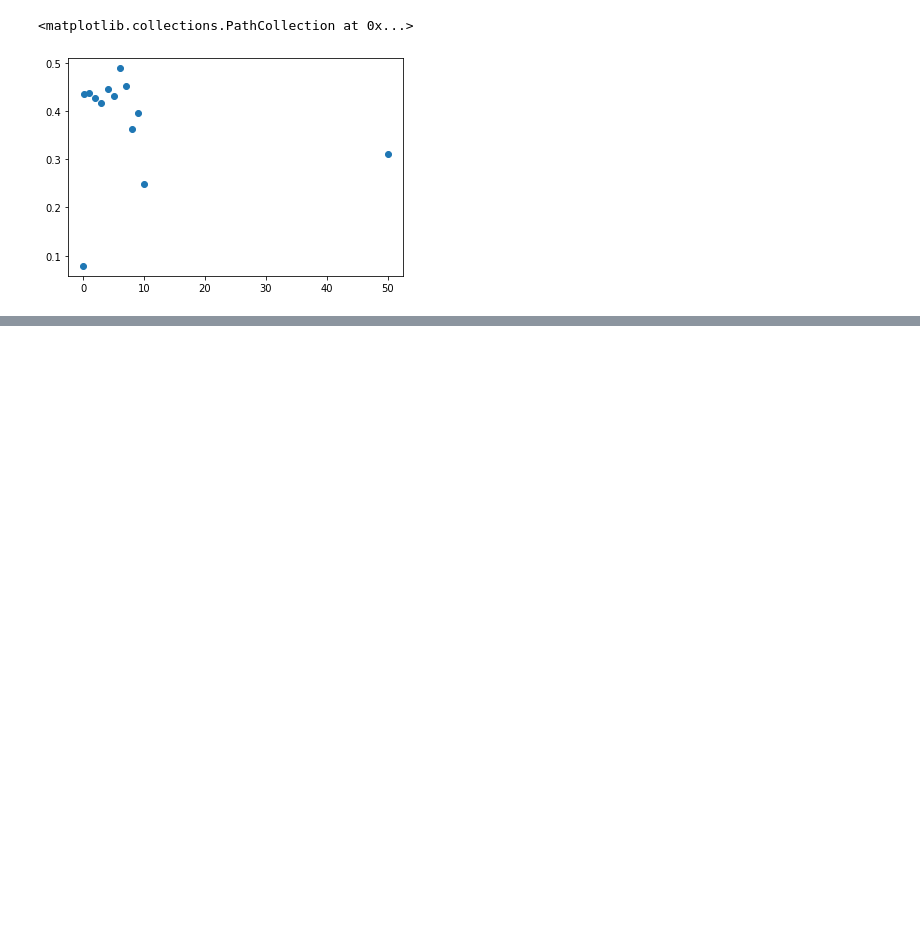
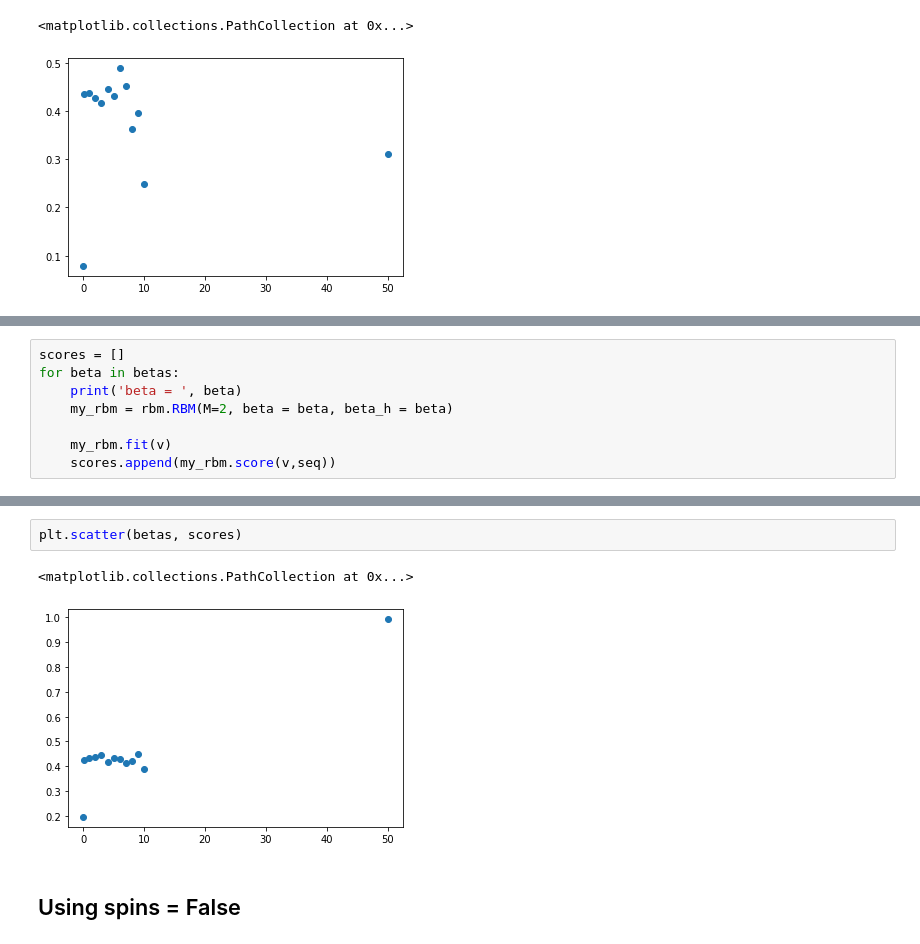
Before and after one commit to LorenzoBuriola/LoCP_moduleB, a Jupyter notebook: Week5/FPGheArt_exercise5.ipynb, the cells around one changed output, grey strips where cells are left out. Drawn from its saved outputs; the diff is of its cells as text; blank space fills up the shorter version.

```diff
--- a/Week5/FPGheArt_exercise5.ipynb
+++ b/Week5/FPGheArt_exercise5.ipynb
@@ -142,0 +152,8 @@ plt.scatter(betas, scores)
+# %%
+scores = []
+for beta in betas:
+    print('beta = ', beta)
+    my_rbm = rbm.RBM(M=2, beta = beta, beta_h = beta)
+
+    my_rbm.fit(v)
+    scores.append(my_rbm.score(v,seq))
@@ -142,0 +174,7 @@ plt.scatter(betas, scores)
+# %%
+plt.scatter(betas, scores)
+# %% [output]
+<matplotlib.collections.PathCollection at 0x...>
+[figure, added]
+# %% [markdown]
+## Using spins = False
```
Also changed, not shown: parts of 12 cells of this notebook, 1 other file.
